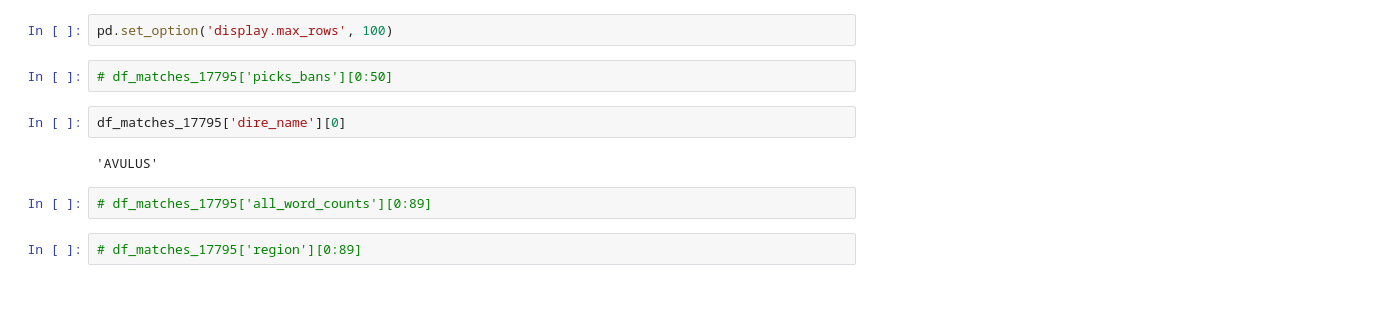
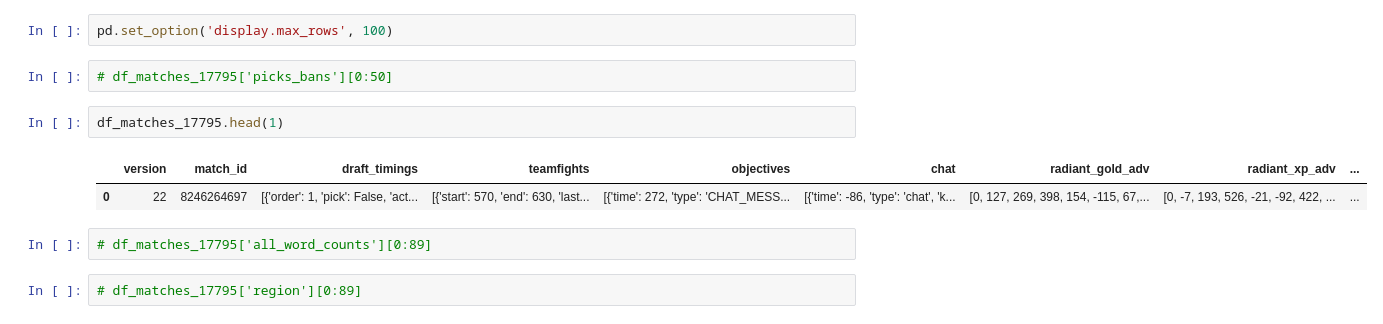
Before and after one commit to Burny101/dota-fantasy, a Jupyter notebook: exploration.ipynb, the cells around one changed output. Saved outputs shown, nothing was run; the diff lists cells and outputs as text; blank space fills up the shorter version.

```diff
--- a/exploration.ipynb
+++ b/exploration.ipynb
@@ -191,9 +196,10 @@ pd.set_option('display.max_rows', 100)
 # %%
 # df_matches_17795['picks_bans'][0:50]
 # %%
-df_matches_17795['dire_name'][0]
+df_matches_17795.head(1)
 # %% [output]
-'AVULUS'
+|  | version | match_id | draft_timings | teamfights | objectives | chat | radiant_gold_adv | radiant_xp_adv | ... |
+| 0 | 22 | 8246264697 | [{'order': 1, 'pick': False, 'act... | [{'start': 570, 'end': 630, 'last... | [{'time': 272, 'type': 'CHAT_MESS... | [{'time': -86, 'type': 'chat', 'k... | [0, 127, 269, 398, 154, -115, 67,... | [0, -7, 193, 526, -21, -92, 422, ... | ... |
 # %%
 # df_matches_17795['all_word_counts'][0:89]
 # %%
```
Also changed, not shown: parts of 6 cells of this notebook.
